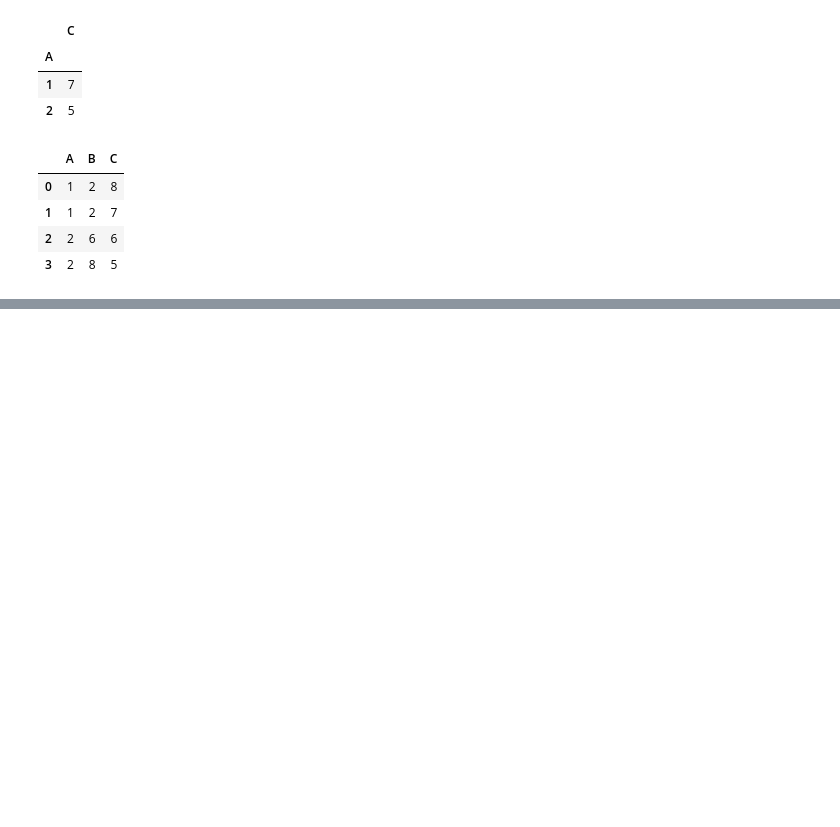
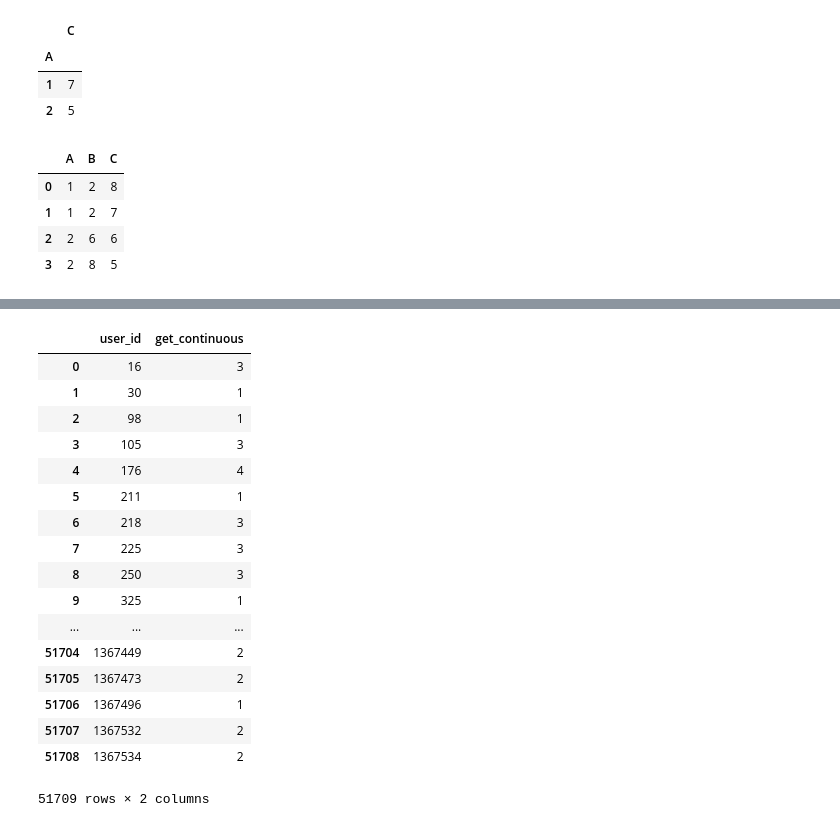
Before and after one commit to fuhailin/2018-Big-Data-Challenge, a Jupyter notebook: solution/baseline.ipynb, the cells around one changed output, grey strips where cells are left out. Drawn from its saved outputs; the diff is of its cells as text; code cells hidden in the pictures; blank space fills up the shorter version.

```diff
--- a/solution/baseline.ipynb
+++ b/solution/baseline.ipynb
@@ -174,0 +296,33 @@ t = df1.groupby('A').agg({'A':'mean'})
+# %%
+from itertools import groupby
+from operator import itemgetter
+
+# 连续多少天启动
+def get_continuous(data):
+    ranges = []
+    for k, g in groupby(enumerate(data), lambda x: x[0] - x[1]):
+        group = (map(itemgetter(1), g))
+        group = list(map(int, group))
+        ranges.append(group[-1] - group[0] + 1)
+    return max(ranges)
+# %%
+app_launch.groupby(['user_id'])['launch_day'].agg([get_continuous]).reset_index().rename()
+# %% [output]
+|  | user_id | get_continuous |
+| 0 | 16 | 3 |
+| 1 | 30 | 1 |
+| 2 | 98 | 1 |
+| 3 | 105 | 3 |
+| 4 | 176 | 4 |
+| 5 | 211 | 1 |
+| 6 | 218 | 3 |
+| 7 | 225 | 3 |
+| 8 | 250 | 3 |
+| 9 | 325 | 1 |
+| ... | ... | ... |
+| 51704 | 1367449 | 2 |
+| 51705 | 1367473 | 2 |
+| 51706 | 1367496 | 1 |
+| 51707 | 1367532 | 2 |
+| 51708 | 1367534 | 2 |
+51709 rows × 2 columns
```
Also changed, not shown: parts of 28 cells of this notebook, 17 other files.
